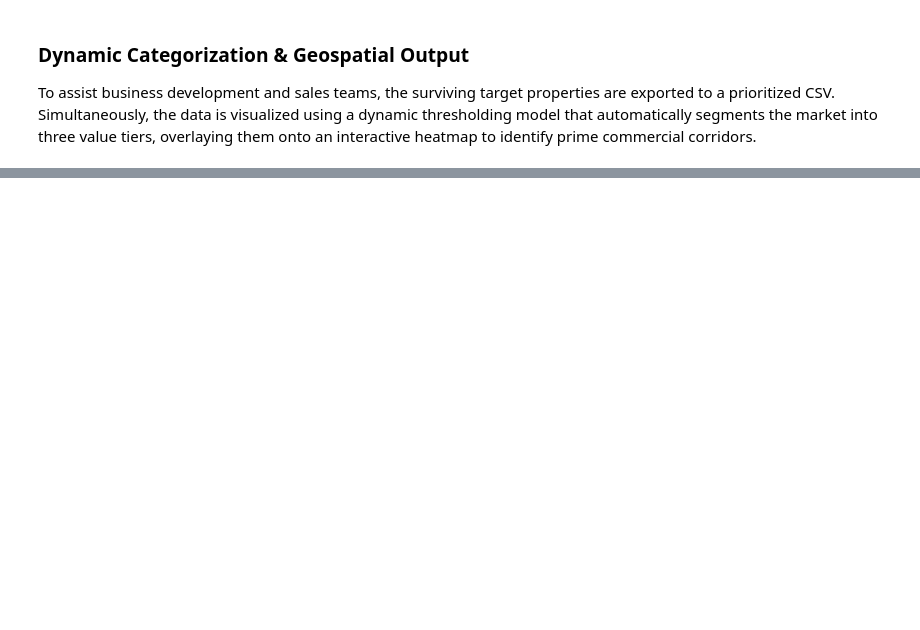
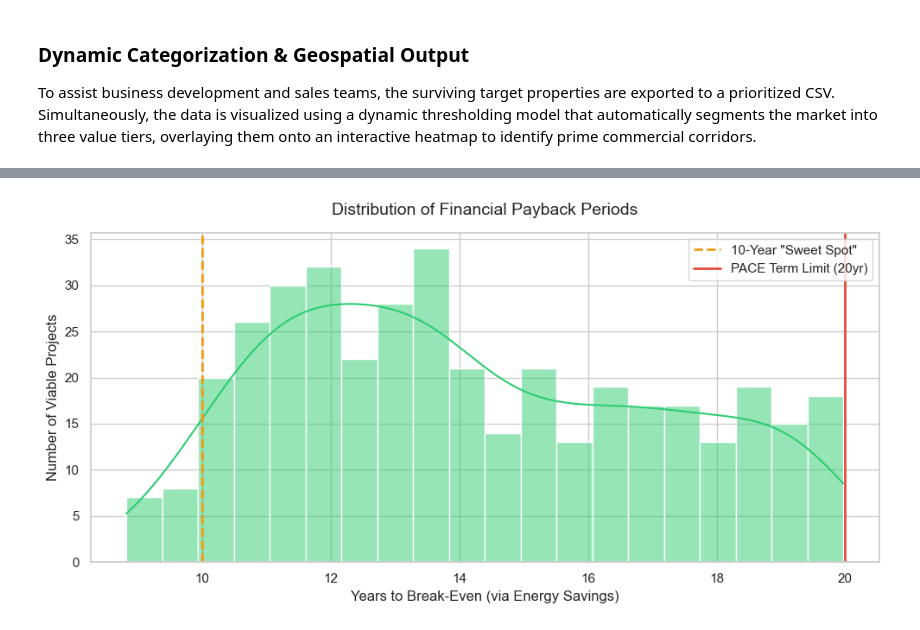
Before and after one commit to bsquade91/pace_project, a Jupyter notebook: pace_model.ipynb, the cells around one changed output, grey strips where cells are left out. Saved outputs shown, nothing was run; the diff lists cells and outputs as text; code cells hidden in the pictures; blank space fills up the shorter version.

```diff
--- a/pace_model.ipynb
+++ b/pace_model.ipynb
@@ -220,0 +380,19 @@ Complete! Look for 'pace_feasibility_map.html' in your folder.
+# %%
+plt.figure(figsize=(10, 5))
+
+# Plot the distribution of break-even years
+sns.histplot(viable_projects['break_even_years'], bins=20, kde=True, color='#2ecc71', edgecolor='white')
+
+# Add threshold lines to tell the story
+plt.axvline(10, color='#f39c12', linestyle='--', linewidth=2, label='10-Year "Sweet Spot"')
+plt.axvline(20, color='#e74c3c', linestyle='-', linewidth=2, label='PACE Term Limit (20yr)')
+
+plt.title("Distribution of Financial Payback Periods", fontsize=14, pad=15)
+plt.xlabel("Years to Break-Even (via Energy Savings)", fontsize=12)
+plt.ylabel("Number of Viable Projects", fontsize=12)
+plt.legend()
+
+plt.tight_layout()
+plt.show()
+# %% [output]
+[figure, added]
```
Also changed, not shown: parts of 14 cells of this notebook, 2 other files.
